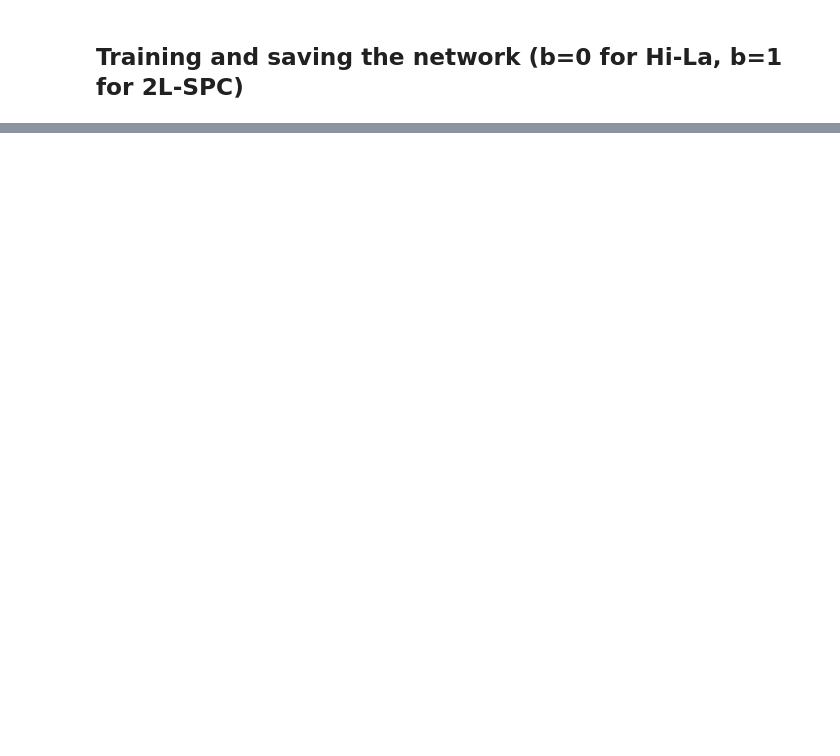
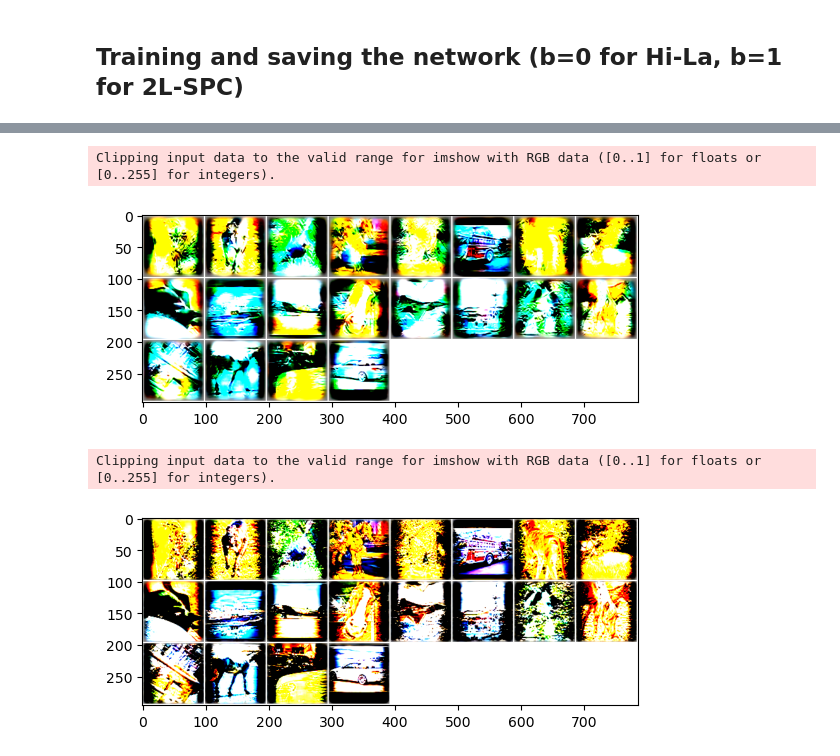
Before and after one commit to pulinagrawal/SDPC, a Jupyter notebook: notebooks/1-STL_training.ipynb, the cells around one changed output, grey strips where cells are left out. Cells and saved outputs as stored; diff of their text form; code cells hidden in the pictures; blank space fills up the shorter version.

```diff
--- a/notebooks/1-STL_training.ipynb
+++ b/notebooks/1-STL_training.ipynb
@@ -186,0 +223,20 @@ NETWORK STRUCTURE :
+# %%
+def show(gamma, Net):
+    reco = [None] * (Net.nb_layers)
+    for i in range(Net.nb_layers-1,-1,-1):
+        reco[i] = gamma[i]
+        for j in range(i, -1, -1):
+            reco[i] = Net.layers[j].backward(reco[i])
+        reco_image = make_grid(reco[i].cpu(),normalize=False,pad_value=1)
+        imshow(reco_image)
+
+import copy
+act = copy.deepcopy(gamma)
+act[0] = (act[0]!=0).float()
+act[1] = (act[1]!=0).float()
+show(act, Net)
+# %% [output]
+Clipping input data to the valid range for imshow with RGB data ([0..1] for floats or [0..255] for integers).
+[figure, added]
+Clipping input data to the valid range for imshow with RGB data ([0..1] for floats or [0..255] for integers).
+[figure, added]
```
Also changed, not shown: parts of 5 cells of this notebook.
